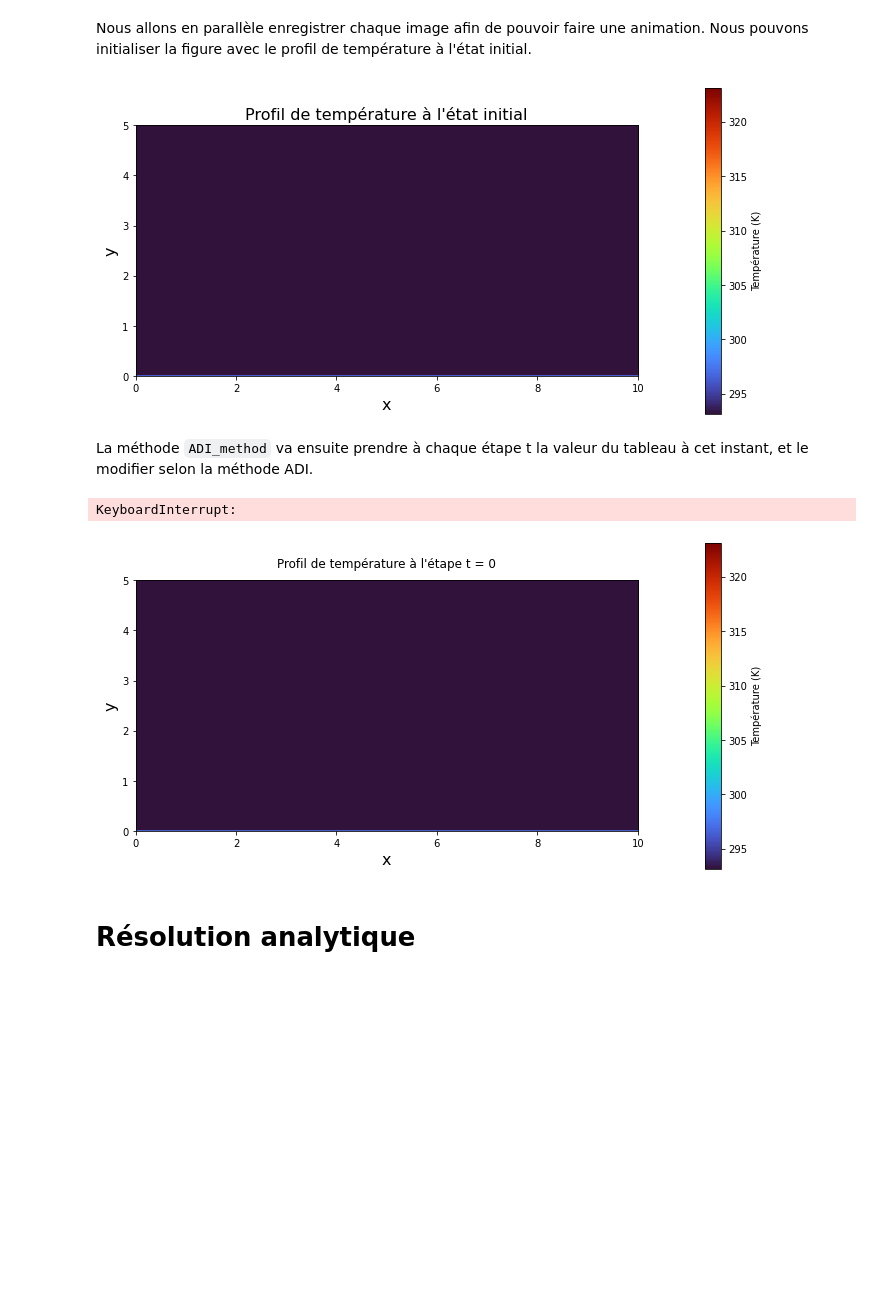
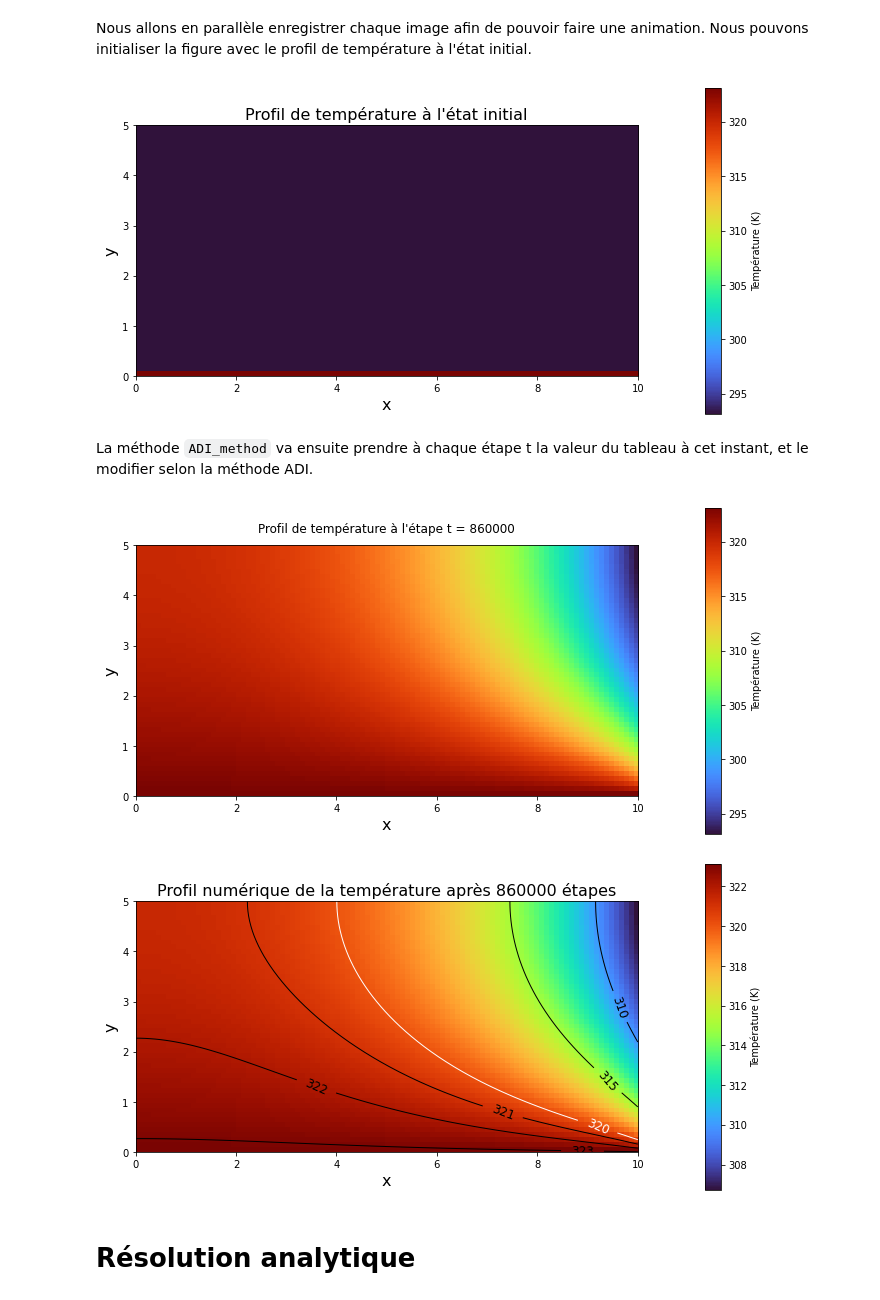
Before and after one commit to mboissiere/methodes-numeriques, a Jupyter notebook: da_capo.ipynb, the cells around one changed output. Saved outputs shown, nothing was run; the diff lists cells and outputs as text; code cells hidden in the pictures; blank space fills up the shorter version.

Commit message:
Conditionnement de la fin du programme via le temps caractéristique maximal

```diff
--- a/da_capo.ipynb
+++ b/da_capo.ipynb
@@ -13,7 +13,7 @@ from datetime import datetime
 ### Paramètres géométriques
 # %%
 L_x, L_y = 10, 5 # Longueur et largeur de notre domaine d'étude
-N_x, N_y = 500, 250 # Nombre de mailles selon x et selon y
+N_x, N_y = 100, 50 # Nombre de mailles selon x et selon y
 # %% [markdown]
 Attention à ne pas confondre **nombre de mailles** et **nombre de points**.
 
@@ -137,0 +122,10 @@ Nombre de Fourier selon y: 29086.87338
+# %%
+dt = 1000 # Choix du pas de temps de notre simulation
+
+# Pour le temps maximal de notre simulation, on peut le choisir manuellement
+# eg N_t = 500000
+# Ou bien on peut choisr une valeur à partir des temps caractéristiques
+# calculés plus haut, afin d'être à peu près sûrs qu'un régime s'est établi.
+
+tau_max = max(t_cond_x, t_cond_y, t_conv_x, t_conv_y)
+N_t = tau_max # Temps maximal de notre simulation
@@ -218,7 +223,7 @@ Nous allons en parallèle enregistrer chaque image afin de pouvoir faire une ani
 plot_temperature("Profil de température à l'état initial", T, False, True)
 plt.show()
 # %% [output]
-[figure, old version]
+[figure, new version]
 # %%
 current_time = datetime.now().strftime("%Y%m%d-%H%M%S")
 
@@ -295,16 +298,16 @@ def methode_ADI(_T = T):
     # Enregistrer l'animation au format MP4
     animatedPlot.save(f'{folder_path}/animation_Fx+Fy={Fo_x+Fo_y:.2f}.mp4', writer='ffmpeg')
 
-    return _T
+    return _T, t
 # %%
-T_numerique = methode_ADI()
+T_numerique, etapes = methode_ADI()
 
-plot_temperature(f'Profil numérique de la température après {N_t} étapes', T_numerique)
+plot_temperature(f'Profil numérique de la température après {etapes} étapes', T_numerique)
 plt.savefig(f'{folder_path}/numerique_Nx={N_x}_Ny={N_y}.png')
 plt.show()
 # %% [output]
-KeyboardInterrupt:
-[figure, old version]
+[figure, new version]
+[figure, added]
 # %% [markdown]
 # Résolution analytique
 # %% [markdown]
```
Also changed, not shown: parts of 6 cells of this notebook, 9 other files.
